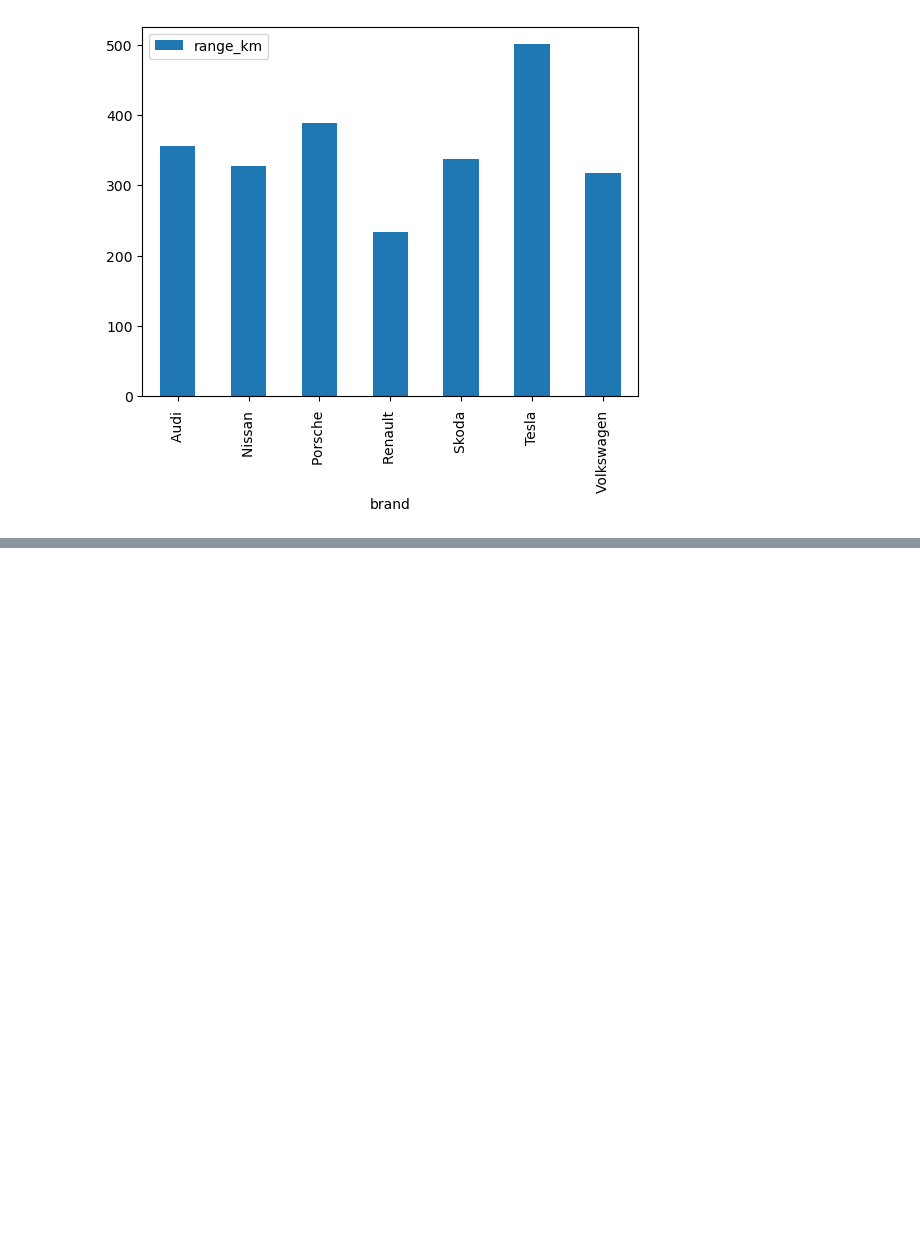
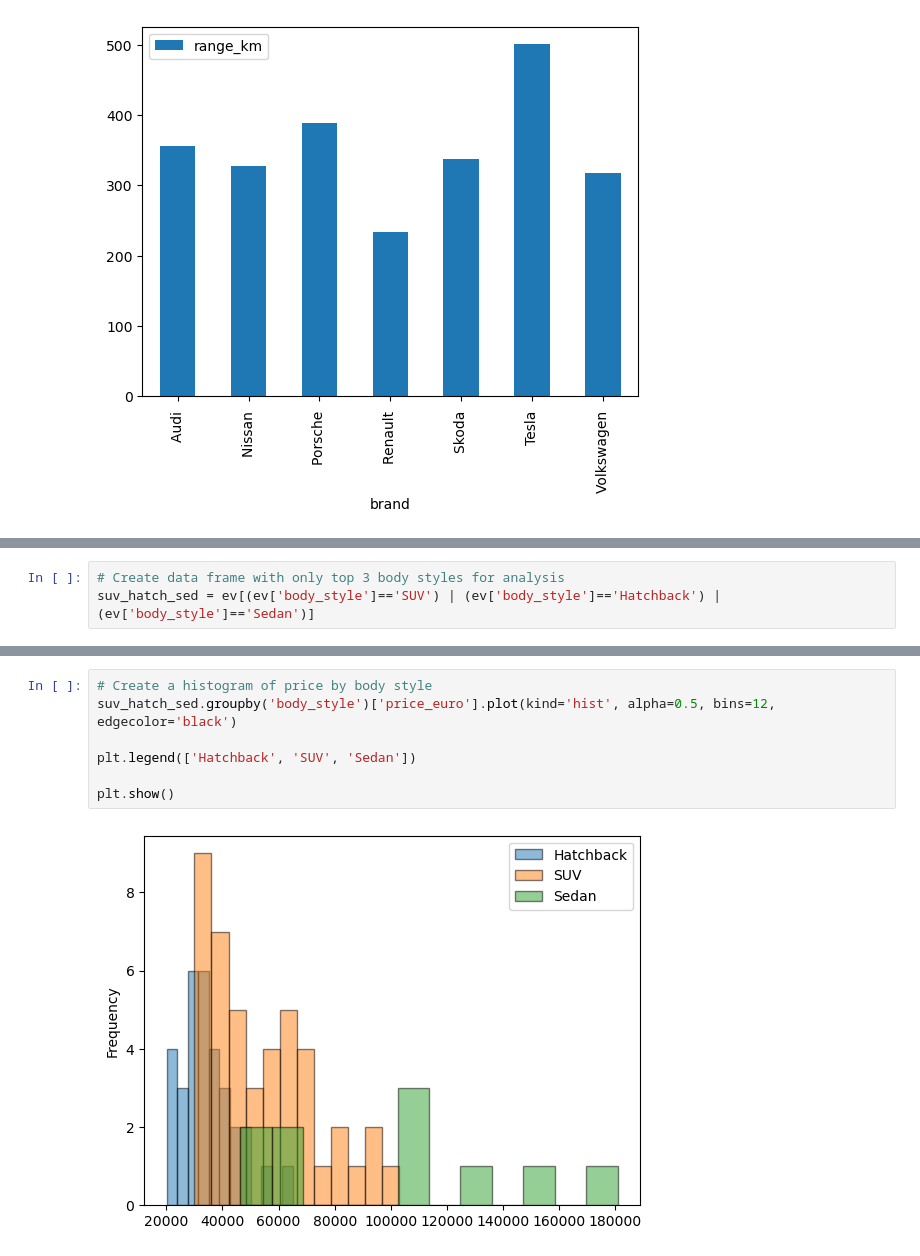
Before and after one commit to kellyshreeve/Web-App-of-Electric-Vehicle-Data-Visualizations, a Jupyter notebook: notebooks/EDA.ipynb, the cells around one changed output, grey strips where cells are left out. Drawn from its saved outputs; the diff is of its cells as text; blank space fills up the shorter version.

Commit message:
Exploratory analysis by brand

```diff
--- a/notebooks/EDA.ipynb
+++ b/notebooks/EDA.ipynb
@@ -283,0 +296,3 @@ TypeError: boxplot() got multiple values for argument 'data'
+# %%
+# Create data frame with only top 3 body styles for analysis
+suv_hatch_sed = ev[(ev['body_style']=='SUV') | (ev['body_style']=='Hatchback') | (ev['body_style']=='Sedan')]
@@ -283,0 +311,9 @@ TypeError: boxplot() got multiple values for argument 'data'
+# %%
+# Create a histogram of price by body style
+suv_hatch_sed.groupby('body_style')['price_euro'].plot(kind='hist', alpha=0.5, bins=12, edgecolor='black')
+
+plt.legend(['Hatchback', 'SUV', 'Sedan'])
+
+plt.show()
+# %% [output]
+[figure, added]
```
Also changed, not shown: parts of 7 cells of this notebook.
